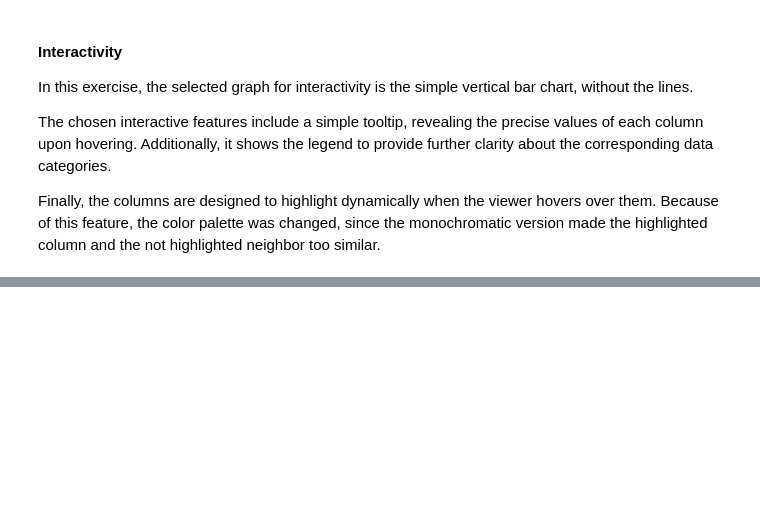
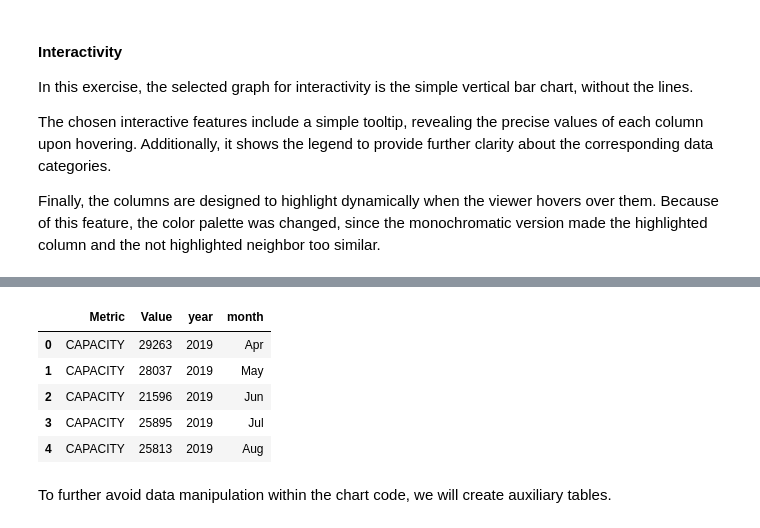
Before and after one commit to maisafraiz/storytelling_with_altair, a Jupyter notebook: index.ipynb, the cells around one changed output, grey strips where cells are left out. Cells and saved outputs as stored; diff of their text form; code cells hidden in the pictures; blank space fills up the shorter version.

```diff
--- a/index.ipynb
+++ b/index.ipynb
@@ -889,0 +961,21 @@ bar_interactive.configure_view(stroke=None)
+# %%
+# Transform the column into datetime format
+melted_table['DATE'] = pd.to_datetime(melted_table['DATE'])
+
+# Extracting year and month
+melted_table['year'] = melted_table['DATE'].dt.year
+melted_table['month'] = melted_table['DATE'].apply(lambda x: x.strftime('%b'))
+# %%
+# The DATE column is no longer useful
+
+melted_table.drop('DATE', axis = 1, inplace = True)
+melted_table.head()
+# %% [output]
+|  | Metric | Value | year | month |
+| 0 | CAPACITY | 29263 | 2019 | Apr |
+| 1 | CAPACITY | 28037 | 2019 | May |
+| 2 | CAPACITY | 21596 | 2019 | Jun |
+| 3 | CAPACITY | 25895 | 2019 | Jul |
+| 4 | CAPACITY | 25813 | 2019 | Aug |
+# %% [markdown]
+To further avoid data manipulation within the chart code, we will create auxiliary tables.
```
Also changed, not shown: parts of 35 cells of this notebook, 2 other files.
